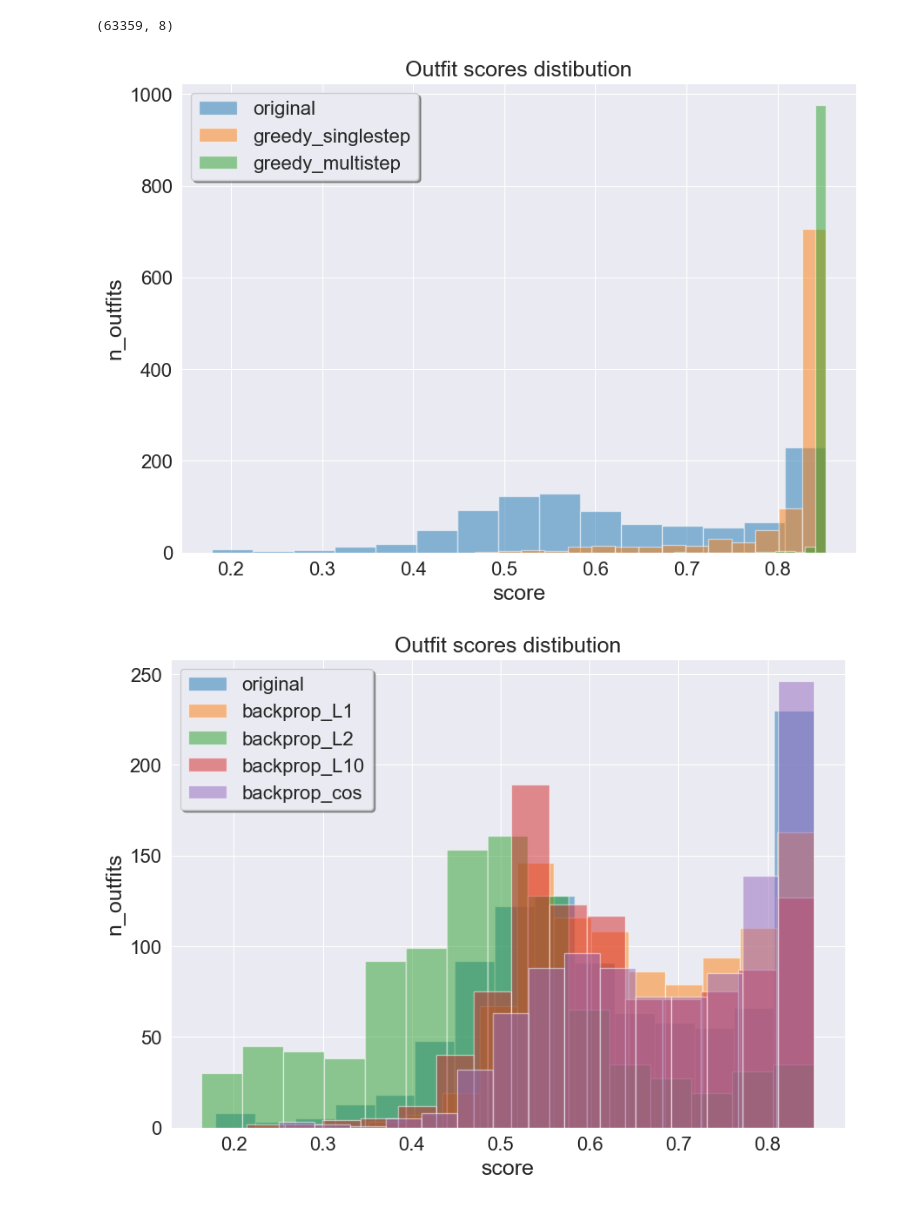
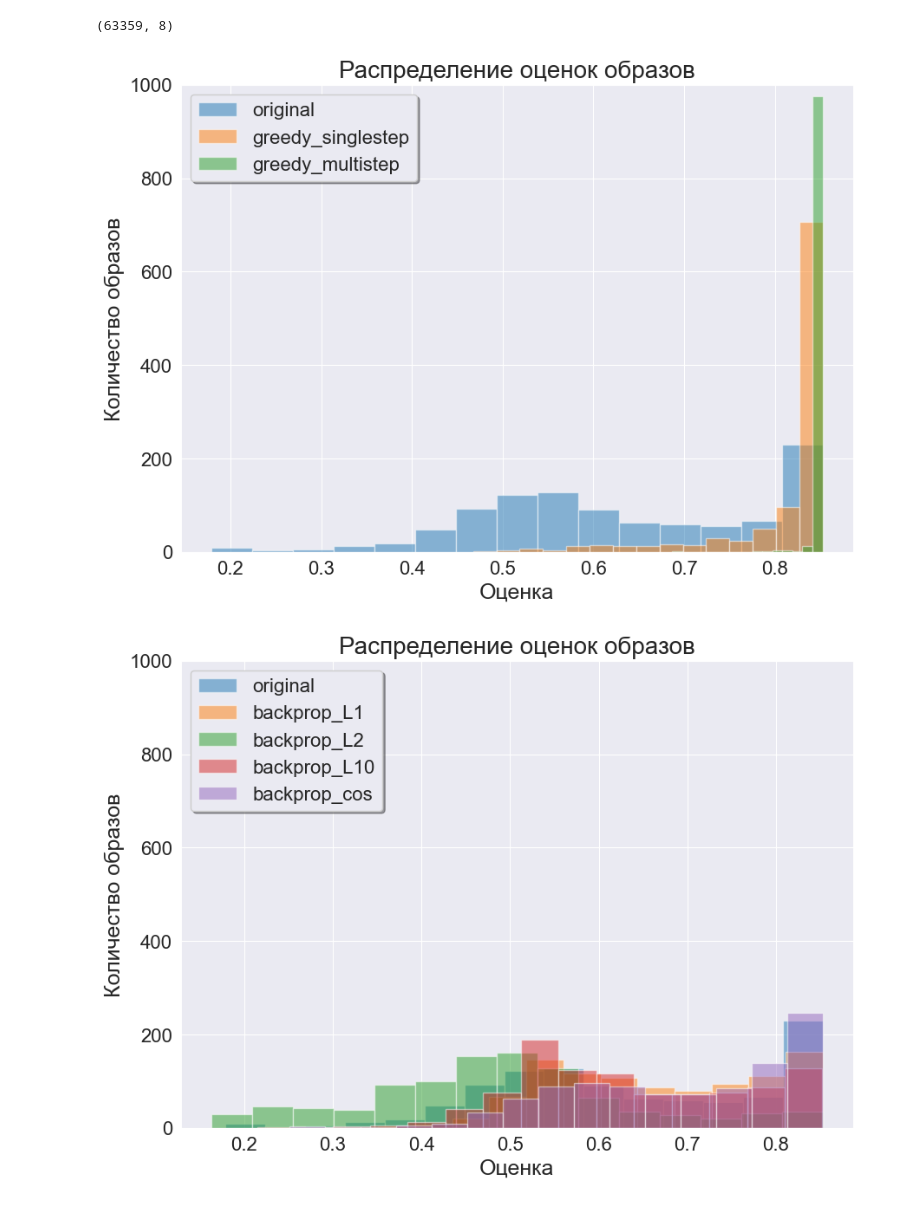
Before and after one commit to Wayfarer123/BS-Thesis, a Jupyter notebook: code/GNN.ipynb, the cells around one changed output. Drawn from its saved outputs; the diff is of its cells as text; code cells hidden in the pictures.

```diff
--- a/code/GNN.ipynb
+++ b/code/GNN.ipynb
@@ -268,16 +268,17 @@ plt.hist(original_scores, bins=15, alpha=0.5, label="original")
 plt.hist(greedy_singlestep_scores, bins=15, alpha=0.5, label="greedy_singlestep")
 plt.hist(greedy_multistep_scores, bins=15, alpha=0.5, label="greedy_multistep")
 
-plt.title("Outfit scores distibution", fontsize=18)
-plt.xlabel("score", fontsize=18)
-plt.ylabel("n_outfits", fontsize=18)
+plt.title("Распределение оценок образов", fontsize=20)
+plt.xlabel("Оценка", fontsize=18)
+plt.ylabel("Количество образов", fontsize=18)
 plt.xticks(fontsize=16)
 plt.yticks(fontsize=16)
+plt.ylim(top=1000)
 
 plt.legend(fontsize=16, shadow=True)
 plt.show()
 # %% [output]
-[figure, old version]
+[figure, new version]
 # %%
 original_scores = []
 greedy_singlestep_scores = []
@@ -290,37 +291,38 @@ backprop_scores_cos = []
 for key, res_dict in results_min5_k2_subset1000.items():
     original_scores.append(res_dict["original"])
     greedy_singlestep_scores.append(res_dict["greedy_singlestep"])
     greedy_multistep_scores.append(res_dict["greedy_multistep"])
     backprop_scores.append(res_dict["backprop"])
     backprop_scores_L1.append(res_dict["backprop_L1"])
     backprop_scores_L10.append(res_dict["backprop_L10"])
     backprop_scores_cos.append(res_dict["backprop_cos"])
 
 original_scores, greedy_singlestep_scores, greedy_multistep_scores, backprop_scores, backprop_scores_L1, backprop_scores_L10, backprop_scores_cos = \
     np.array(original_scores), np.array(greedy_singlestep_scores), \
     np.array(greedy_multistep_scores), np.array(backprop_scores), \
     np.array(backprop_scores_L1), np.array(backprop_scores_L10), np.array(backprop_scores_cos)
 
 
 plt.figure(figsize=(10, 7))
 
 plt.hist(original_scores, bins=15, alpha=0.5, label="original")
 plt.hist(backprop_scores_L1, bins=15, alpha=0.5, label="backprop_L1")
 plt.hist(backprop_scores, bins=15, alpha=0.5, label="backprop_L2")
 plt.hist(backprop_scores_L10, bins=15, alpha=0.5, label="backprop_L10")
 plt.hist(backprop_scores_cos, bins=15, alpha=0.5, label="backprop_cos")
 
-plt.title("Outfit scores distibution", fontsize=18)
-plt.xlabel("score", fontsize=18)
-plt.ylabel("n_outfits", fontsize=18)
+plt.title("Распределение оценок образов", fontsize=20)
+plt.xlabel("Оценка", fontsize=18)
+plt.ylabel("Количество образов", fontsize=18)
 plt.xticks(fontsize=16)
 plt.yticks(fontsize=16)
+plt.ylim(top=1000)
 
 plt.legend(fontsize=16, shadow=True,loc="upper left")
 
 plt.show()
 # %% [output]
-[figure, old version]
+[figure, new version]
 # %%
 outfits_at_least_5_subset1000 = {key: value for key, value in list(outfits_at_least_5.items())[:1000]}
 dataset = GraphDateset(outfits_at_least_5_subset1000, results_min5_k2_subset1000)
```
Also changed, not shown: parts of 21 cells of this notebook, 29 other files.
